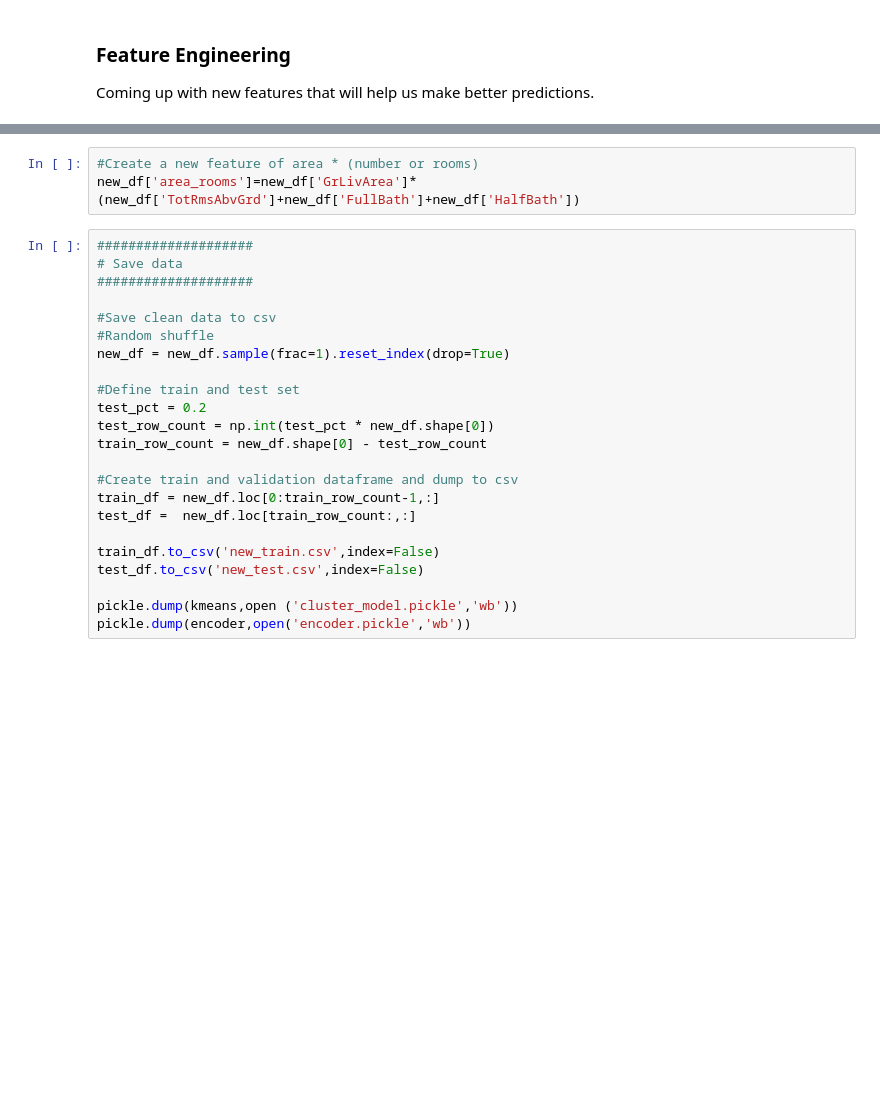
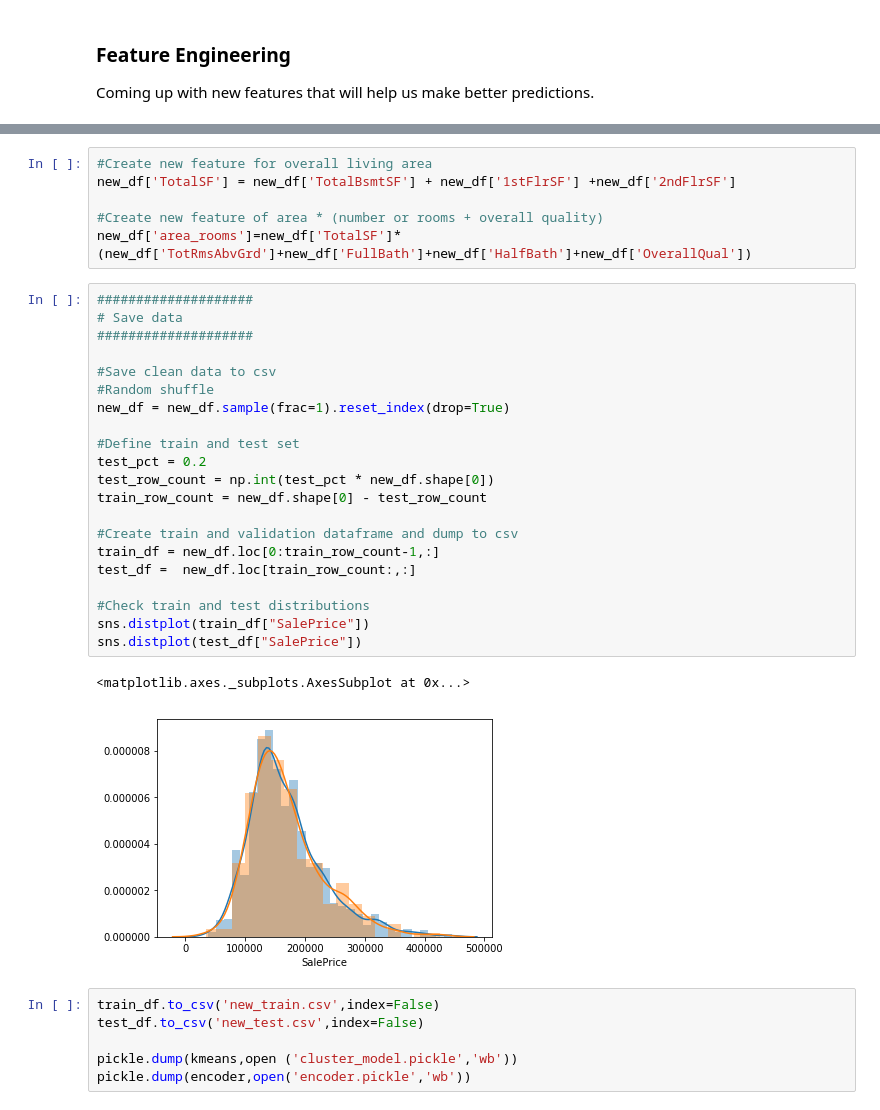
Before and after one commit to tkmaker/HousePricePrediction, a Jupyter notebook: DataPreparation.ipynb, the cells around one changed output, grey strips where cells are left out. Drawn from its saved outputs; the diff is of its cells as text; blank space fills up the shorter version.

```diff
--- a/DataPreparation.ipynb
+++ b/DataPreparation.ipynb
@@ -436,26 +446,36 @@ sns.relplot(x='GrLivArea',y='SalePrice',data=new_df,
 # %%
-#Create a new feature of area * (number or rooms)
-new_df['area_rooms']=new_df['GrLivArea']*(new_df['TotRmsAbvGrd']+new_df['FullBath']+new_df['HalfBath'])
+#Create new feature for overall living area
+new_df['TotalSF'] = new_df['TotalBsmtSF'] + new_df['1stFlrSF'] +new_df['2ndFlrSF']
+
+#Create new feature of area * (number or rooms + overall quality)
+new_df['area_rooms']=new_df['TotalSF']*(new_df['TotRmsAbvGrd']+new_df['FullBath']+new_df['HalfBath']+new_df['OverallQual'])
 # %%
 ####################
 # Save data
 ####################
 
 #Save clean data to csv
 #Random shuffle
 new_df = new_df.sample(frac=1).reset_index(drop=True)
 
 #Define train and test set
 test_pct = 0.2
 test_row_count = np.int(test_pct * new_df.shape[0])
 train_row_count = new_df.shape[0] - test_row_count
 
 #Create train and validation dataframe and dump to csv
 train_df = new_df.loc[0:train_row_count-1,:]
 test_df =  new_df.loc[train_row_count:,:]
 
-train_df.to_csv('new_train.csv',index=False)
-test_df.to_csv('new_test.csv',index=False)
-
-pickle.dump(kmeans,open ('cluster_model.pickle','wb'))
-pickle.dump(encoder,open('encoder.pickle','wb'))
+#Check train and test distributions
+sns.distplot(train_df["SalePrice"])
+sns.distplot(test_df["SalePrice"])
+# %% [output]
+<matplotlib.axes._subplots.AxesSubplot at 0x...>
+[figure, added]
+# %%
+train_df.to_csv('new_train.csv',index=False)
+test_df.to_csv('new_test.csv',index=False)
+
+pickle.dump(kmeans,open ('cluster_model.pickle','wb'))
+pickle.dump(encoder,open('encoder.pickle','wb'))
```
Also changed, not shown: parts of 9 cells of this notebook, 7 other files.
